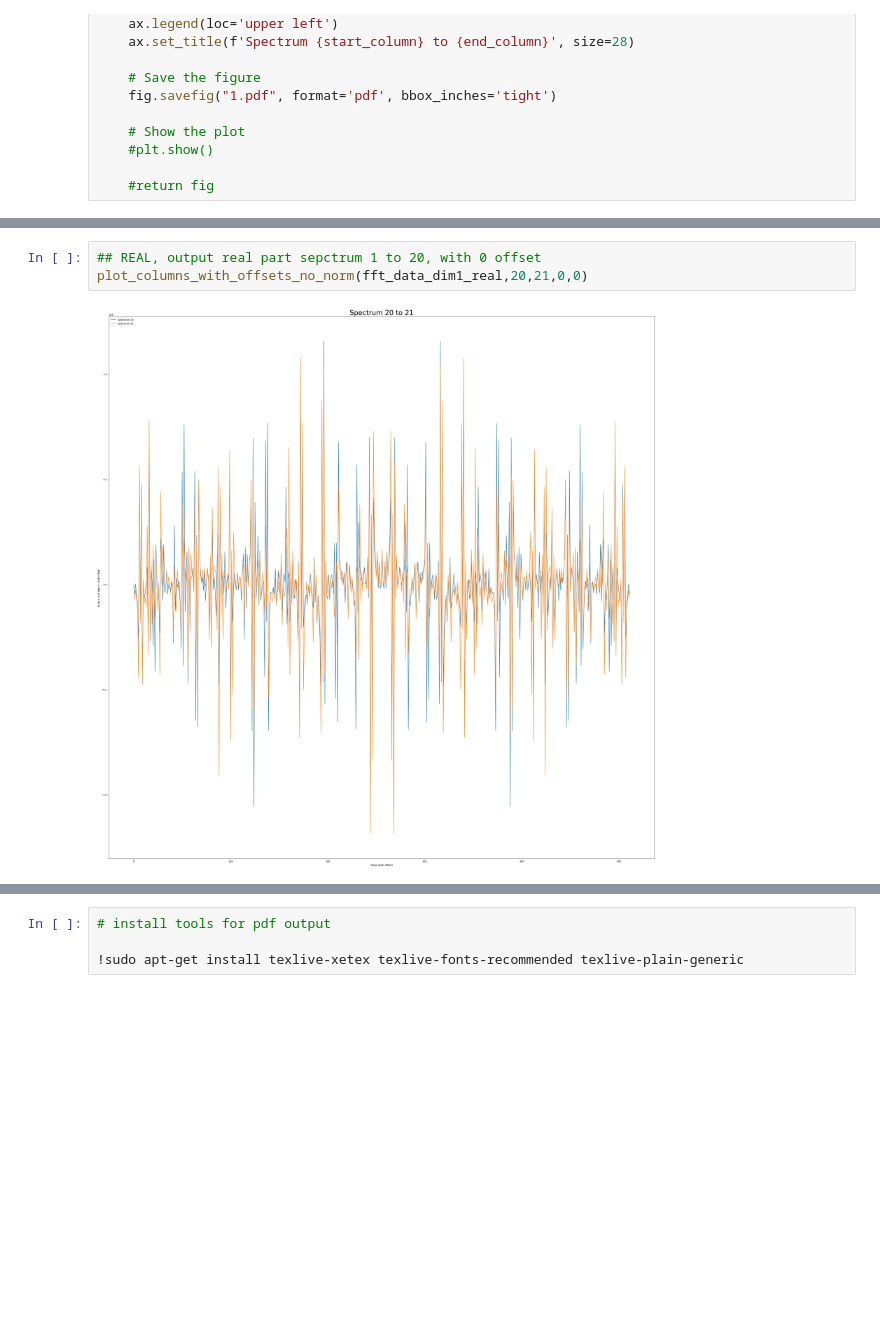
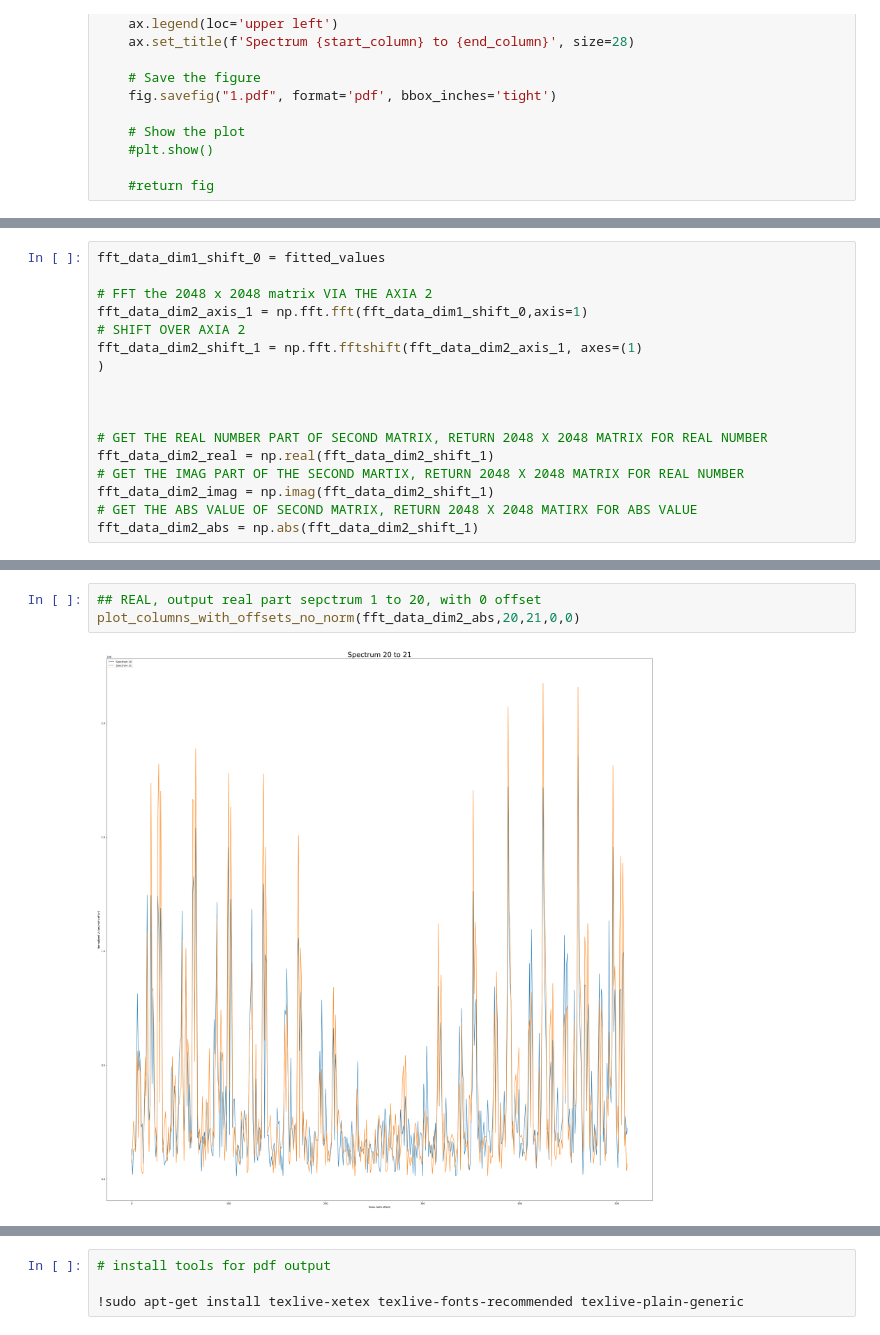
Before and after one commit to ax3301/RGC, a Jupyter notebook: MRS_2D.ipynb, the cells around one changed output, grey strips where cells are left out. Drawn from its saved outputs; the diff is of its cells as text; blank space fills up the shorter version.

```diff
--- a/MRS_2D.ipynb
+++ b/MRS_2D.ipynb
@@ -120,0 +196,17 @@ def plot_columns_with_offsets_no_norm(data, start_column, end_column, x_offset,
+# %%
+fft_data_dim1_shift_0 = fitted_values
+
+# FFT the 2048 x 2048 matrix VIA THE AXIA 2
+fft_data_dim2_axis_1 = np.fft.fft(fft_data_dim1_shift_0,axis=1)
+# SHIFT OVER AXIA 2
+fft_data_dim2_shift_1 = np.fft.fftshift(fft_data_dim2_axis_1, axes=(1)
+)
+
+
+
+# GET THE REAL NUMBER PART OF SECOND MATRIX, RETURN 2048 X 2048 MATRIX FOR REAL NUMBER
+fft_data_dim2_real = np.real(fft_data_dim2_shift_1)
+# GET THE IMAG PART OF THE SECOND MARTIX, RETURN 2048 X 2048 MATRIX FOR REAL NUMBER
+fft_data_dim2_imag = np.imag(fft_data_dim2_shift_1)
+# GET THE ABS VALUE OF SECOND MATRIX, RETURN 2048 X 2048 MATIRX FOR ABS VALUE
+fft_data_dim2_abs = np.abs(fft_data_dim2_shift_1)
@@ -121,7 +217,7 @@ def plot_columns_with_offsets_no_norm(data, start_column, end_column, x_offset,
 # %%
 ## REAL, output real part sepctrum 1 to 20, with 0 offset
-plot_columns_with_offsets_no_norm(fft_data_dim1_real,20,21,0,0)
+plot_columns_with_offsets_no_norm(fft_data_dim2_abs,20,21,0,0)
 # %% [output]
-[figure, old version]
+[figure, new version]
 # %%
 fft_data_dim2_abs[:, 0]
```
Also changed, not shown: parts of 10 cells of this notebook.
